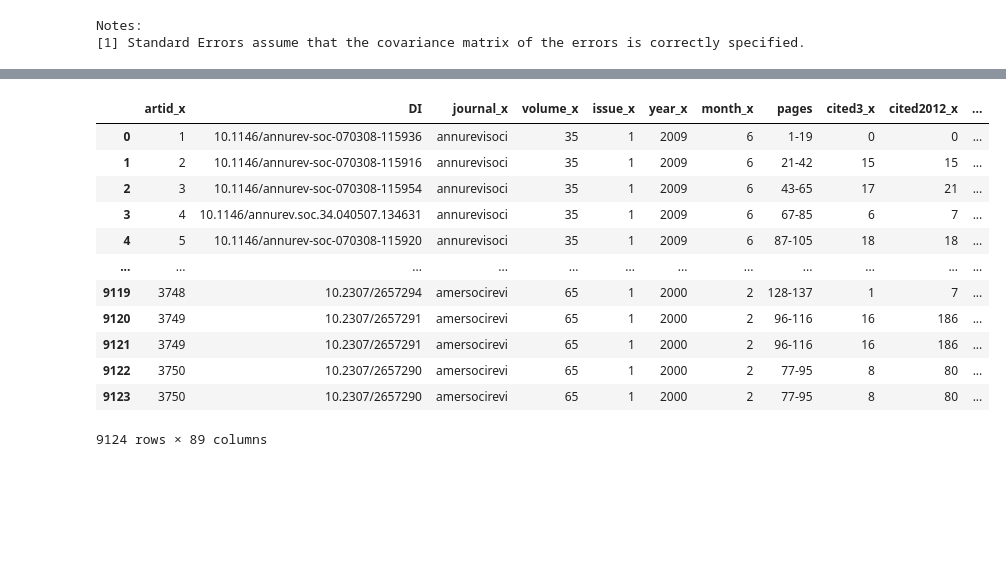
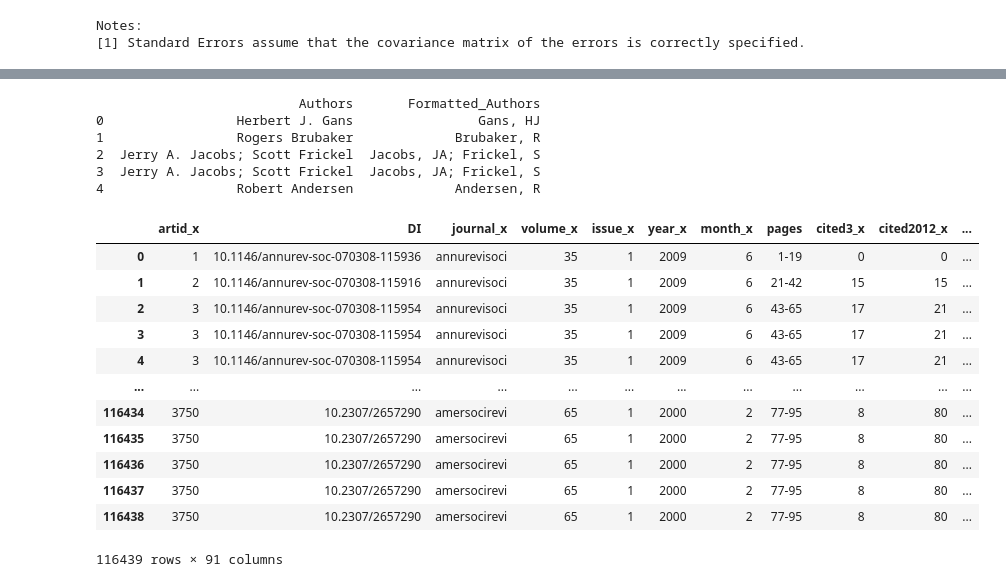
Before and after one commit to akshue27/acknowledgements, a Jupyter notebook: attemptedmerge.ipynb, the cells around one changed output, grey strips where cells are left out. Saved outputs shown, nothing was run; the diff lists cells and outputs as text; code cells hidden in the pictures; blank space fills up the shorter version.

```diff
--- a/attemptedmerge.ipynb
+++ b/attemptedmerge.ipynb
@@ -1210,21 +1244,59 @@ merged_df
+# %%
+def format_author_name(author_str):
+    """
+    Converts 'FirstName MiddleNames LastName' to 'LastName, FM'
+    Handles multiple authors separated by semicolons
+    """
+    if pd.isna(author_str):
+        return None
+
+    def format_single_author(author):
+        parts = author.strip().split()
+        if len(parts) < 2:
+            return author  # Fallback for unexpected formats
+        last_name = parts[-1]
+        initials = "".join([part[0] for part in parts[:-1]])
+        return f"{last_name}, {initials}"
+
+    authors = [format_single_author(a) for a in author_str.split("; ")]
+    return "; ".join(authors)
+
+# Apply to your DataFrame
+merged_df["Formatted_Authors"] = merged_df["Authors"].apply(format_author_name)
+
+# Show results
+print(merged_df[["Authors", "Formatted_Authors"]].head())
+# %% [output]
+                          Authors       Formatted_Authors
+0                 Herbert J. Gans                Gans, HJ
+1                 Rogers Brubaker             Brubaker, R
+2  Jerry A. Jacobs; Scott Frickel  Jacobs, JA; Frickel, S
+3  Jerry A. Jacobs; Scott Frickel  Jacobs, JA; Frickel, S
+4                 Robert Andersen             Andersen, R
 # %%
 # Example: If authors are stored as a list or semicolon-separated string
+
 merged_df['AU'] = df_join_updated['AU'].str.split(';')  # Adjust based on your data format
 merged_df = merged_df.explode('AU').reset_index(drop=True)
 
+
+merged_df['Formatted_Authors'] = merged_df['Formatted_Authors'].str.split(';')  # Adjust based on your data format
+merged_df = merged_df.explode('Formatted_Authors').reset_index(drop=True)
+
+
 # Check the exploded DataFrame
-#print(merged_df[['journal_x', 'issue_x', 'year_x', 'AU', 'disruption']].head())
+merged_df
 # %% [output]
 |  | artid_x | DI | journal_x | volume_x | issue_x | year_x | month_x | pages | cited3_x | cited2012_x | ... |
 | 0 | 1 | 10.1146/annurev-soc-070308-115936 | annurevisoci | 35 | 1 | 2009 | 6 | 1-19 | 0 | 0 | ... |
 | 1 | 2 | 10.1146/annurev-soc-070308-115916 | annurevisoci | 35 | 1 | 2009 | 6 | 21-42 | 15 | 15 | ... |
 | 2 | 3 | 10.1146/annurev-soc-070308-115954 | annurevisoci | 35 | 1 | 2009 | 6 | 43-65 | 17 | 21 | ... |
-| 3 | 4 | 10.1146/annurev.soc.34.040507.134631 | annurevisoci | 35 | 1 | 2009 | 6 | 67-85 | 6 | 7 | ... |
-| 4 | 5 | 10.1146/annurev-soc-070308-115920 | annurevisoci | 35 | 1 | 2009 | 6 | 87-105 | 18 | 18 | ... |
+| 3 | 3 | 10.1146/annurev-soc-070308-115954 | annurevisoci | 35 | 1 | 2009 | 6 | 43-65 | 17 | 21 | ... |
+| 4 | 3 | 10.1146/annurev-soc-070308-115954 | annurevisoci | 35 | 1 | 2009 | 6 | 43-65 | 17 | 21 | ... |
 | ... | ... | ... | ... | ... | ... | ... | ... | ... | ... | ... | ... |
-| 9119 | 3748 | 10.2307/2657294 | amersocirevi | 65 | 1 | 2000 | 2 | 128-137 | 1 | 7 | ... |
-| 9120 | 3749 | 10.2307/2657291 | amersocirevi | 65 | 1 | 2000 | 2 | 96-116 | 16 | 186 | ... |
-| 9121 | 3749 | 10.2307/2657291 | amersocirevi | 65 | 1 | 2000 | 2 | 96-116 | 16 | 186 | ... |
-| 9122 | 3750 | 10.2307/2657290 | amersocirevi | 65 | 1 | 2000 | 2 | 77-95 | 8 | 80 | ... |
-| 9123 | 3750 | 10.2307/2657290 | amersocirevi | 65 | 1 | 2000 | 2 | 77-95 | 8 | 80 | ... |
+| 116434 | 3750 | 10.2307/2657290 | amersocirevi | 65 | 1 | 2000 | 2 | 77-95 | 8 | 80 | ... |
+| 116435 | 3750 | 10.2307/2657290 | amersocirevi | 65 | 1 | 2000 | 2 | 77-95 | 8 | 80 | ... |
+| 116436 | 3750 | 10.2307/2657290 | amersocirevi | 65 | 1 | 2000 | 2 | 77-95 | 8 | 80 | ... |
+| 116437 | 3750 | 10.2307/2657290 | amersocirevi | 65 | 1 | 2000 | 2 | 77-95 | 8 | 80 | ... |
+| 116438 | 3750 | 10.2307/2657290 | amersocirevi | 65 | 1 | 2000 | 2 | 77-95 | 8 | 80 | ... |
-9124 rows × 89 columns
+116439 rows × 91 columns
```
Also changed, not shown: parts of 14 cells of this notebook, 1 other file.
